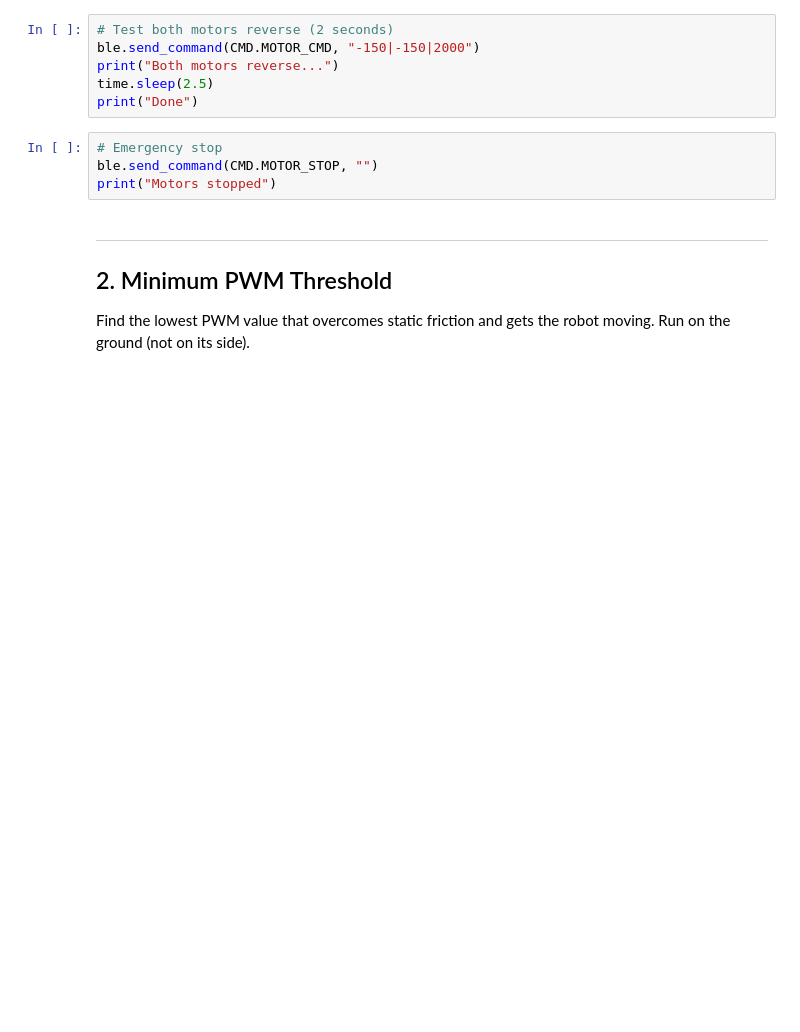
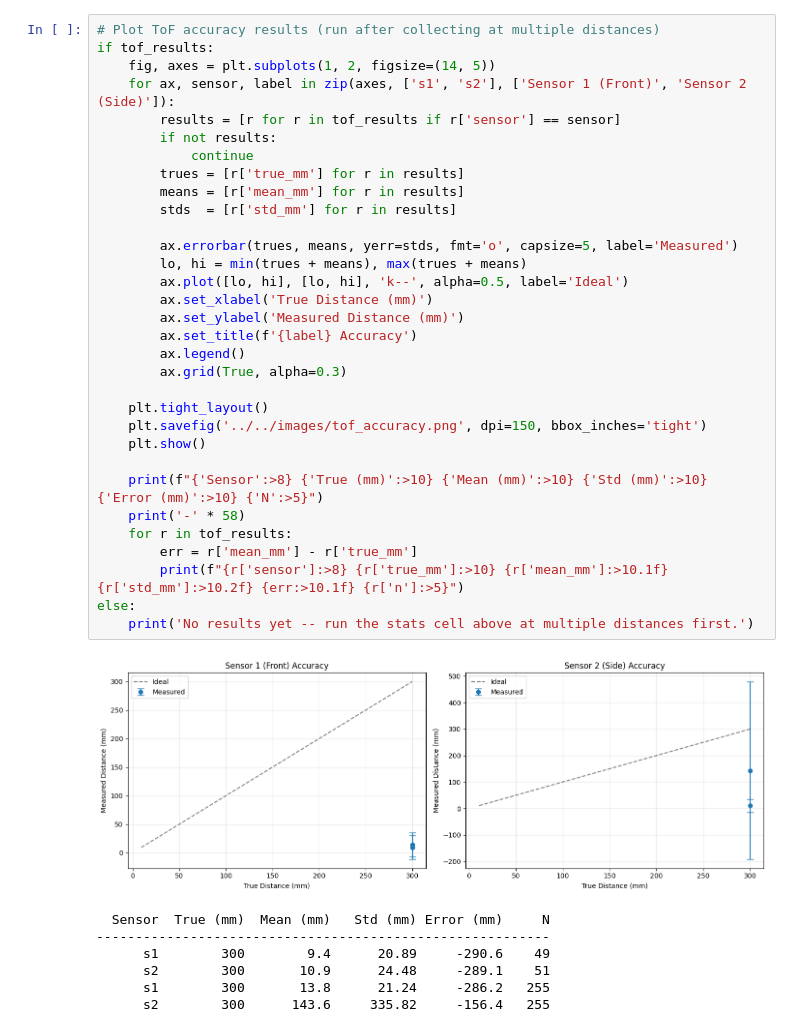
Before and after one commit to Sam-Belliveau/fast-robots, a Jupyter notebook: labs/lab4/ble_robot_1.4/ble_python/demo.ipynb, the cells around one changed output. Saved outputs shown, nothing was run; the diff lists cells and outputs as text; blank space fills up the shorter version.

```diff
--- a/labs/lab4/ble_robot_1.4/ble_python/demo.ipynb
+++ b/labs/lab4/ble_robot_1.4/ble_python/demo.ipynb
@@ -104,15 +149,40 @@ print("Done")
 # %%
-# Test both motors reverse (2 seconds)
-ble.send_command(CMD.MOTOR_CMD, "-150|-150|2000")
-print("Both motors reverse...")
-time.sleep(2.5)
-print("Done")
+# Plot ToF accuracy results (run after collecting at multiple distances)
+if tof_results:
+    fig, axes = plt.subplots(1, 2, figsize=(14, 5))
+    for ax, sensor, label in zip(axes, ['s1', 's2'], ['Sensor 1 (Front)', 'Sensor 2 (Side)']):
+        results = [r for r in tof_results if r['sensor'] == sensor]
+        if not results:
+            continue
+        trues = [r['true_mm'] for r in results]
+        means = [r['mean_mm'] for r in results]
+        stds  = [r['std_mm'] for r in results]
+
+        ax.errorbar(trues, means, yerr=stds, fmt='o', capsize=5, label='Measured')
+        lo, hi = min(trues + means), max(trues + means)
+        ax.plot([lo, hi], [lo, hi], 'k--', alpha=0.5, label='Ideal')
+        ax.set_xlabel('True Distance (mm)')
+        ax.set_ylabel('Measured Distance (mm)')
+        ax.set_title(f'{label} Accuracy')
+        ax.legend()
+        ax.grid(True, alpha=0.3)
+
+    plt.tight_layout()
+    plt.savefig('../../images/tof_accuracy.png', dpi=150, bbox_inches='tight')
+    plt.show()
+
+    print(f"{'Sensor':>8} {'True (mm)':>10} {'Mean (mm)':>10} {'Std (mm)':>10} {'Error (mm)':>10} {'N':>5}")
+    print('-' * 58)
+    for r in tof_results:
+        err = r['mean_mm'] - r['true_mm']
+        print(f"{r['sensor']:>8} {r['true_mm']:>10} {r['mean_mm']:>10.1f} {r['std_mm']:>10.2f} {err:>10.1f} {r['n']:>5}")
+else:
+    print('No results yet -- run the stats cell above at multiple distances first.')
+# %% [output]
+[figure, added]
+  Sensor  True (mm)  Mean (mm)   Std (mm) Error (mm)     N
+----------------------------------------------------------
+      s1        300        9.4      20.89     -290.6    49
+      s2        300       10.9      24.48     -289.1    51
+      s1        300       13.8      21.24     -286.2   255
+      s2        300      143.6     335.82     -156.4   255
-# %%
-# Emergency stop
-ble.send_command(CMD.MOTOR_STOP, "")
-print("Motors stopped")
-# %% [markdown]
----
-## 2. Minimum PWM Threshold
-Find the lowest PWM value that overcomes static friction and gets the robot moving.
-Run on the ground (not on its side).
```
Also changed, not shown: parts of 30 cells of this notebook, 15 other files.
